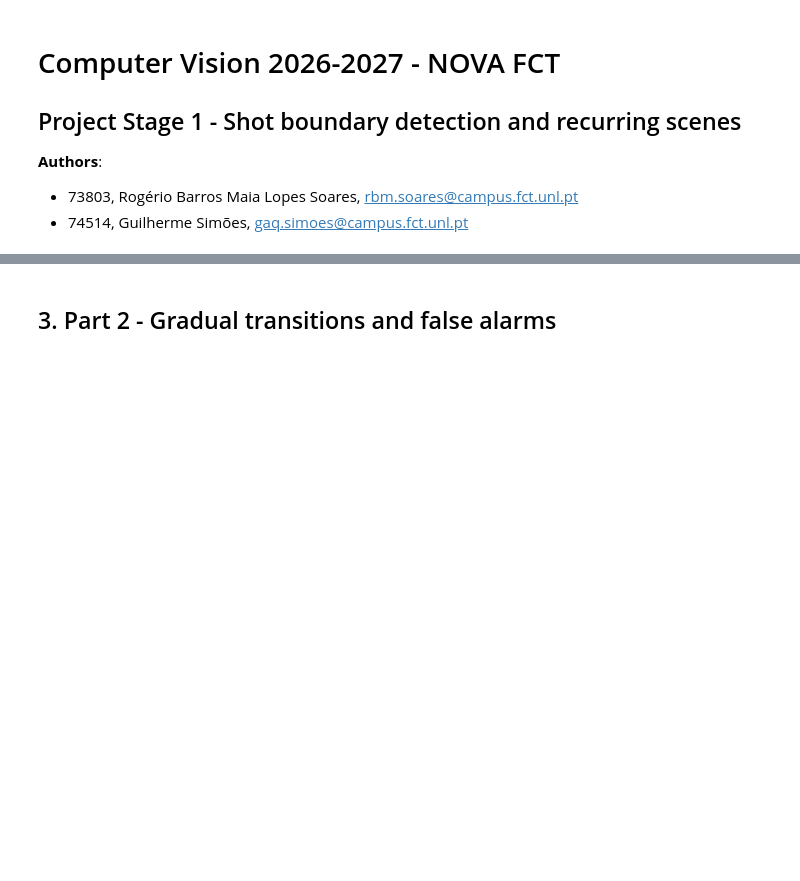
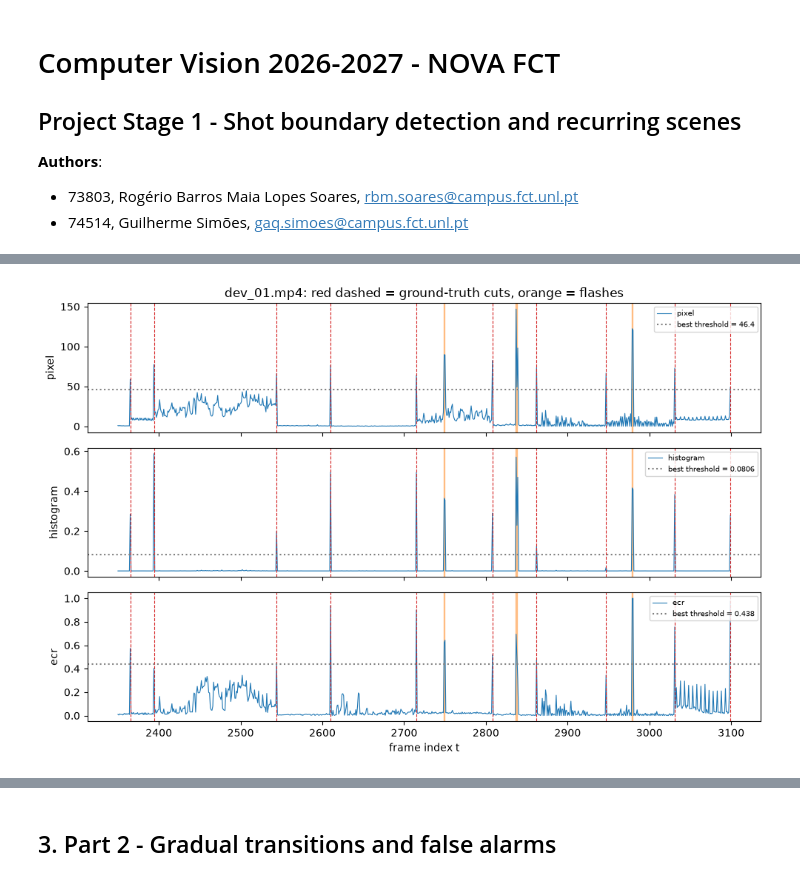
Before and after one commit to GuilhermeAQOS/CV2627, a Jupyter notebook: starter_code/73803_74514/report.ipynb, the cells around one changed output, grey strips where cells are left out. Saved outputs shown, nothing was run; the diff lists cells and outputs as text; code cells hidden in the pictures; blank space fills up the shorter version.

```diff
--- a/starter_code/73803_74514/report.ipynb
+++ b/starter_code/73803_74514/report.ipynb
@@ -218,0 +204,17 @@ import tp1, metrics
+# %%
+def busiest_window(gt, length=750):
+    events = [t["start"] for t in gt["transitions"]] + [f["start"] for f in gt["distractors"]]
+    starts = range(0, max(1, gt["num_frames"] - length), 25)
+    return max(starts, key=lambda s: sum(s <= e < s + length for e in events))
+
+
+start = busiest_window(gts["dev_01"])
+end = min(start + 750, gts["dev_01"]["num_frames"])
+fig = plotting.plot_signals({s: sigs["dev_01"][s] for s in SIGNALS}, gts["dev_01"],
+                            start=start, end=end, path=f"{OUTPUT}/signals_dev_01.png")
+for ax, s in zip(fig.axes, SIGNALS):
+    ax.axhline(best[s][0], color="gray", ls=":", label=f"best threshold = {best[s][0]:.3g}")
+    ax.legend(loc="upper right", fontsize=7)
+plt.show()
+# %% [output]
+[figure, added]
```
Also changed, not shown: parts of 24 cells of this notebook, 1 other file.
